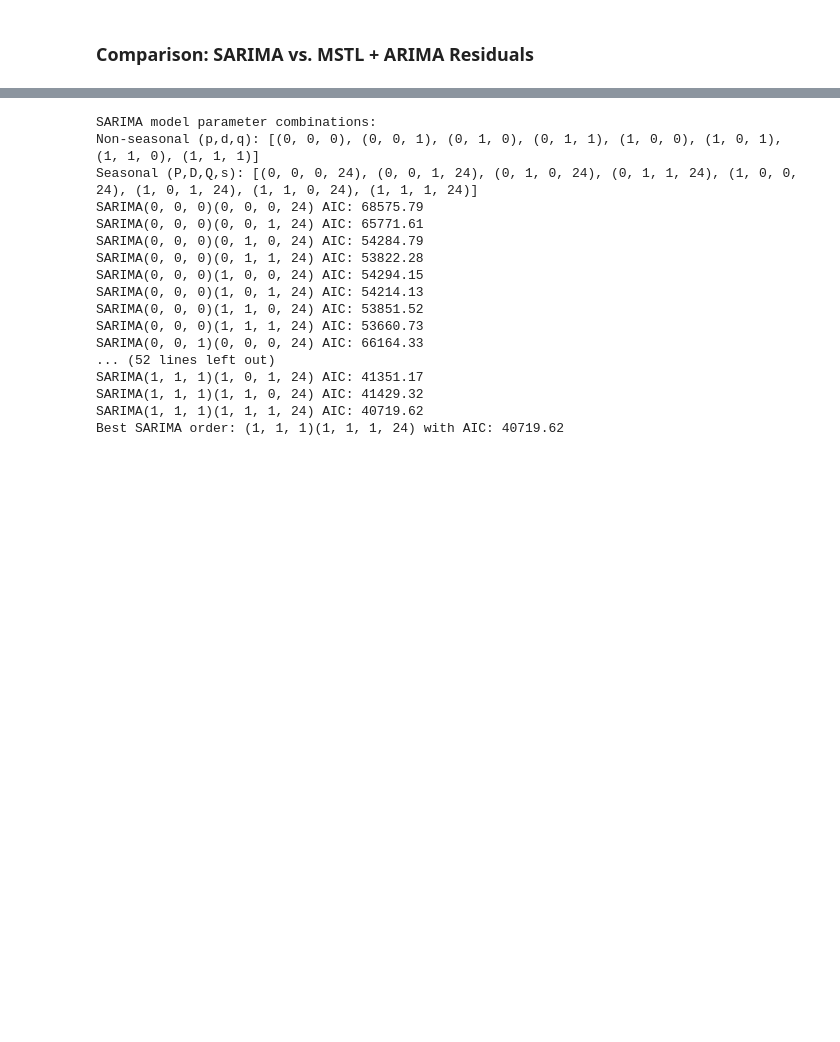
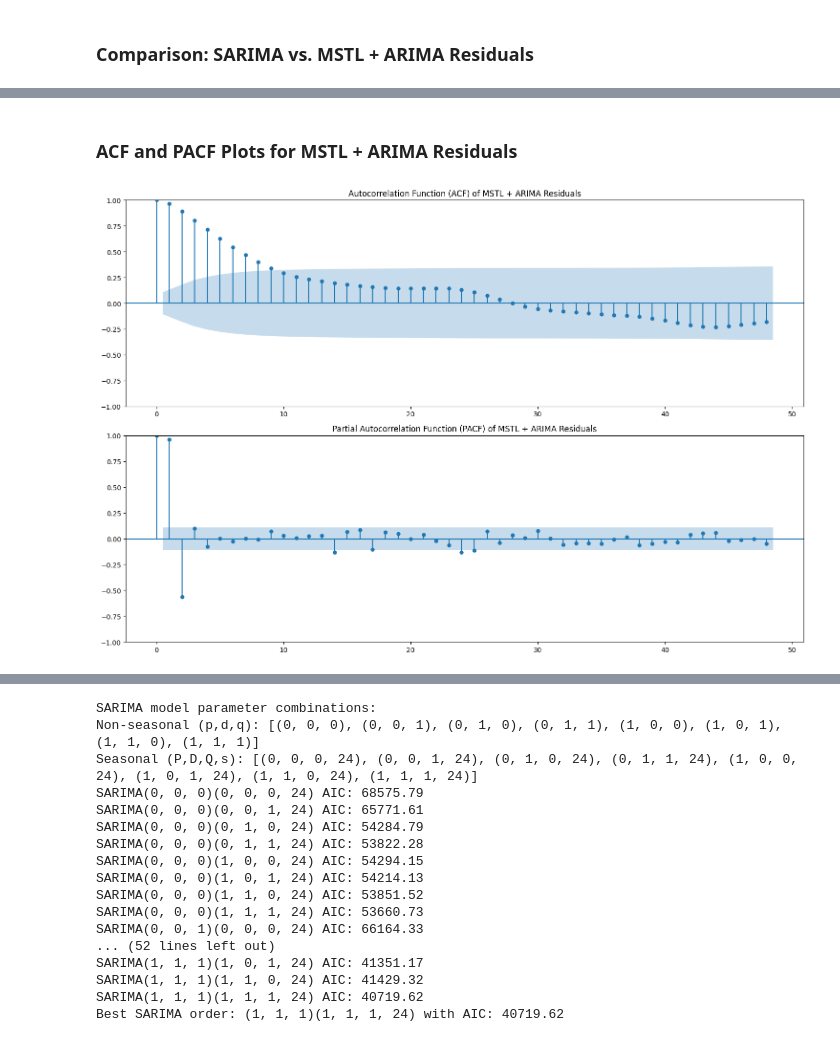
Before and after one commit to Vishnu912py/Resource-Demand-Forecasting, a Jupyter notebook: MSTL Decomposition/MSTL(using_electricity_dataset).ipynb, the cells around one changed output, grey strips where cells are left out. Cells and saved outputs as stored; diff of their text form; code cells hidden in the pictures; blank space fills up the shorter version.

```diff
--- a/MSTL Decomposition/MSTL(using_electricity_dataset).ipynb
+++ b/MSTL Decomposition/MSTL(using_electricity_dataset).ipynb
@@ -447,0 +514,17 @@ else:
+# %% [markdown]
+### ACF and PACF Plots for MSTL + ARIMA Residuals
+# %%
+from statsmodels.graphics.tsaplots import plot_acf, plot_pacf
+
+# Calculate the residuals of the MSTL + ARIMA improved forecast
+mstl_arima_residuals = y_true - final_forecast_improved
+
+fig, axes = plt.subplots(2, 1, figsize=(15, 10))
+
+plot_acf(mstl_arima_residuals, lags=48, ax=axes[0], title='Autocorrelation Function (ACF) of MSTL + ARIMA Residuals')
+plot_pacf(mstl_arima_residuals, lags=48, ax=axes[1], title='Partial Autocorrelation Function (PACF) of MSTL + ARIMA Residuals')
+
+plt.tight_layout()
+plt.show()
+# %% [output]
+[figure, added]
```
Also changed, not shown: parts of 5 cells of this notebook.
